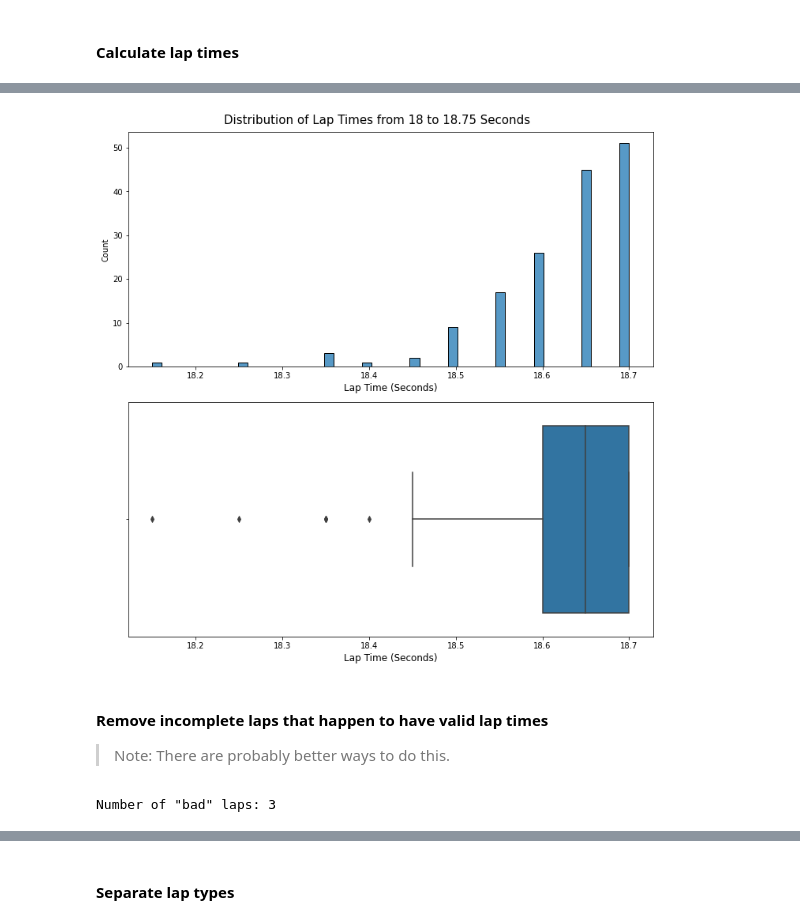
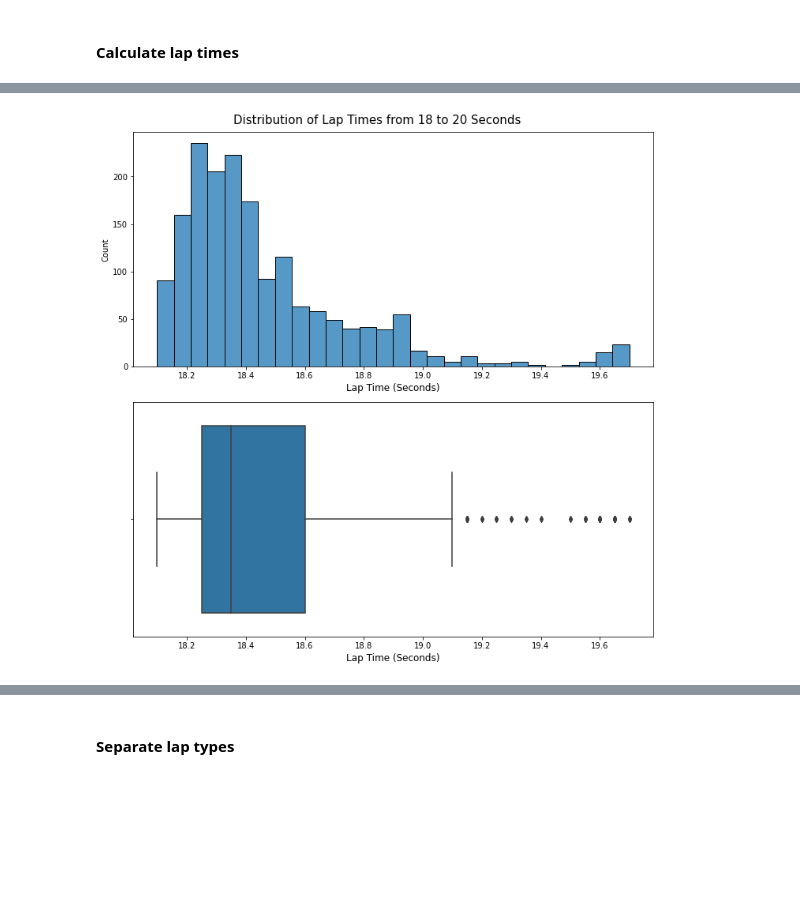
Before and after one commit to GrantMoe/virtual-racing-league, a Jupyter notebook: code/00_Data_Processing.ipynb, the cells around one changed output, grey strips where cells are left out. Cells and saved outputs as stored; diff of their text form; code cells hidden in the pictures; blank space fills up the shorter version.

```diff
--- a/code/00_Data_Processing.ipynb
+++ b/code/00_Data_Processing.ipynb
@@ -108,3 +102,0 @@ memory usage: 89.2+ MB
-# %%
-df.columns = ['steering' if col=='steering_angle' else col for col in df.columns]
-df.columns
@@ -116,0 +106,3 @@ Index(['steering', 'throttle', 'speed', 'image', 'time', 'accel_x', 'accel_y',
+# %%
+print(f'null records: {df.isna().sum().sum()}')
+df = df.dropna().copy()
@@ -169,0 +129,8 @@ laps
+# %%
+df['folder_lap'] = df['folder'] + '_' + df['lap'].astype(str)
+
+laps = pd.DataFrame(df.groupby(by='folder_lap')['time'].describe()[['max', 'min']])
+laps['full'] = df.groupby(by='folder_lap')['activeNode'].nunique() > 245 # some wiggle room but seems to be moot now
+laps['clean'] = df.groupby(by='folder_lap')['hit'].nunique() == 1 # only hit nothing
+
+laps.head()
@@ -205,0 +172,11 @@ df_pared.shape
+# %%
+## keep only full laps without collisions
+df = df[list(laps.loc[df['folder_lap'],['clean', 'full']].all(axis=1))]
+
+## merge in lap times
+df = pd.merge(left=df, right=laps['lap_time'], left_on='folder_lap', right_index=True).copy()
+
+## cut out laps that are too slow or too fast
+df = df.loc[(df['lap_time'] < lap_max_cutoff) & (df['lap_time'] > lap_min_cutoff), :].copy()
+
+df['lap_time'].describe()
@@ -206,24 +193,15 @@ df_pared.shape
 # %%
-laps = laps.loc[(laps['lap_time'] < lap_max_cutoff) & (laps['lap_time'] > lap_min_cutoff), :].copy()
+laps = pd.DataFrame(df.groupby(by='folder_lap')['time'].describe()[['max', 'min']])
+laps['lap_time'] = laps['max'] - laps['min']
+
+# laps = laps.loc[(laps['lap_time'] < lap_max_cutoff) & (laps['lap_time'] > lap_min_cutoff), :].copy()
 
 fig, ax = plt.subplots(2, 1, figsize=(10,10))
 plt.suptitle(f'Distribution of Lap Times from {lap_min_cutoff} to {lap_max_cutoff} Seconds', size=15)
-ax[0] = sns.histplot(x='lap_time', data=laps, bins=50, ax=ax[0])
+ax[0] = sns.histplot(x='lap_time', data=laps, bins='auto', ax=ax[0])
 ax[0].set_xlabel('Lap Time (Seconds)', size=12)
 ax[1] = sns.boxplot(x='lap_time', data=laps, ax=ax[1])
 ax[1].set_xlabel('Lap Time (Seconds)', size=12)
 plt.tight_layout();
 # %% [output]
-[figure, old version]
+[figure, new version]
-# %% [markdown]
-#### Remove incomplete laps that happen to have valid lap times
-
-> Note: There are probably better ways to do this.
-# %%
-bad_laps = []
-for fl in df_pared['folder_lap'].unique():
-    if len(df_pared.loc[df_pared['folder_lap'] == fl, 'activeNode'].unique() ) < 249:
-        bad_laps.append(fl)
-print(f'Number of "bad" laps: {len(bad_laps)}')
-# %% [output]
-Number of "bad" laps: 3
```
Also changed, not shown: parts of 106 cells of this notebook, 4 other files.
